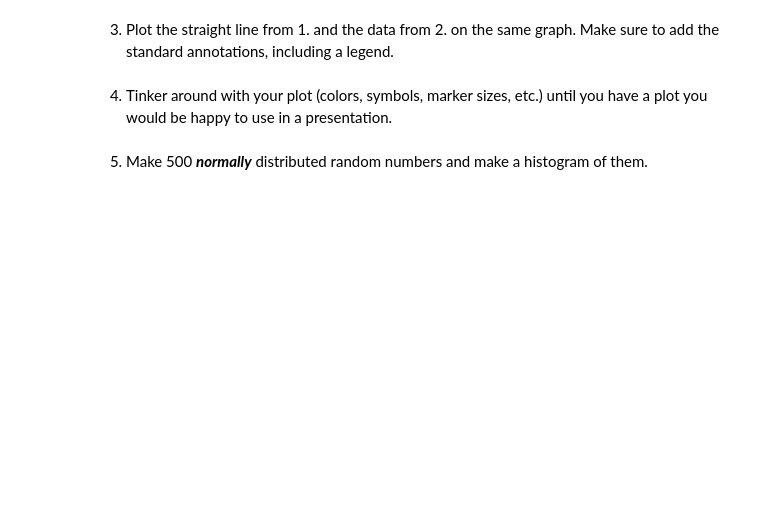
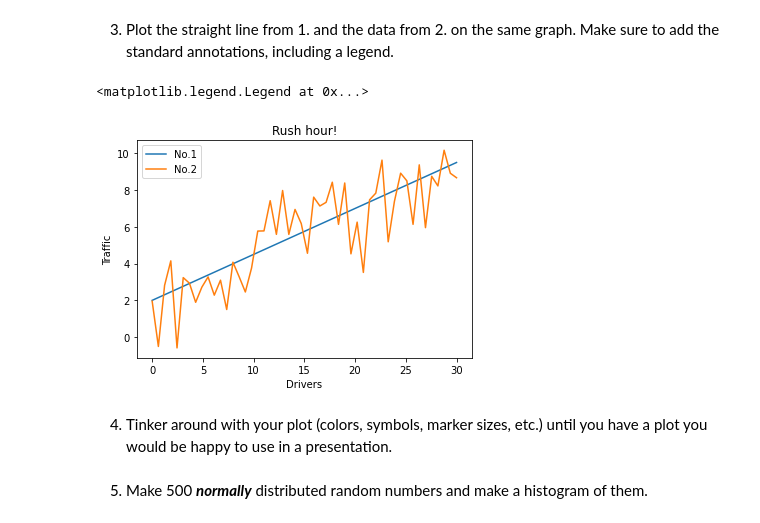
Before and after one commit to scingram1120/FDS-CourseTwo, a Jupyter notebook: t8HW.ipynb, the cells around one changed output. Saved outputs shown, nothing was run; the diff lists cells and outputs as text; code cells hidden in the pictures; blank space fills up the shorter version.

```diff
--- a/t8HW.ipynb
+++ b/t8HW.ipynb
@@ -38,5 +46,15 @@ plt.legend()
 # %% [markdown]
 3. Plot the straight line from 1. and the data from 2. on the same graph. Make sure to add the standard annotations, including a legend.
+# %%
+plt.plot(x ,y, label = "No.1")
+plt.plot(x ,y1, label = "No.2")
+plt.xlabel("Drivers")
+plt.ylabel('Traffic')
+plt.title('Rush hour!')
+plt.legend()
+# %% [output]
+<matplotlib.legend.Legend at 0x...>
+[figure, added]
 # %% [markdown]
 4. Tinker around with your plot (colors, symbols, marker sizes, etc.) until you have a plot you would be happy to use in a presentation.
 # %% [markdown]
```
Also changed, not shown: parts of 8 cells of this notebook, 1 other file.
